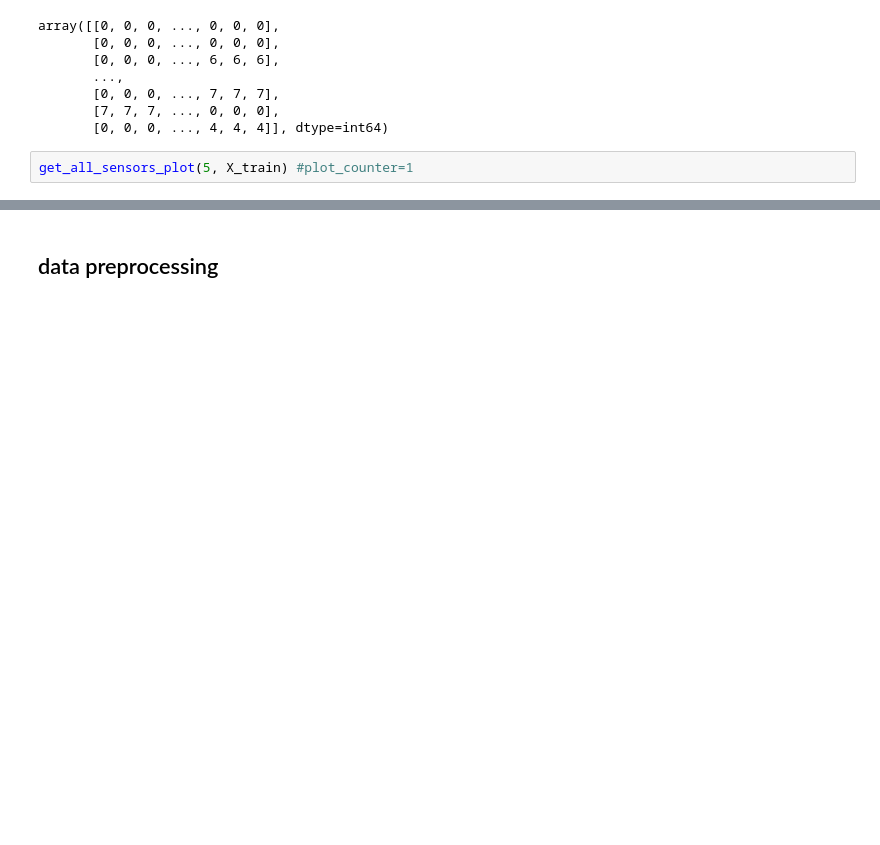
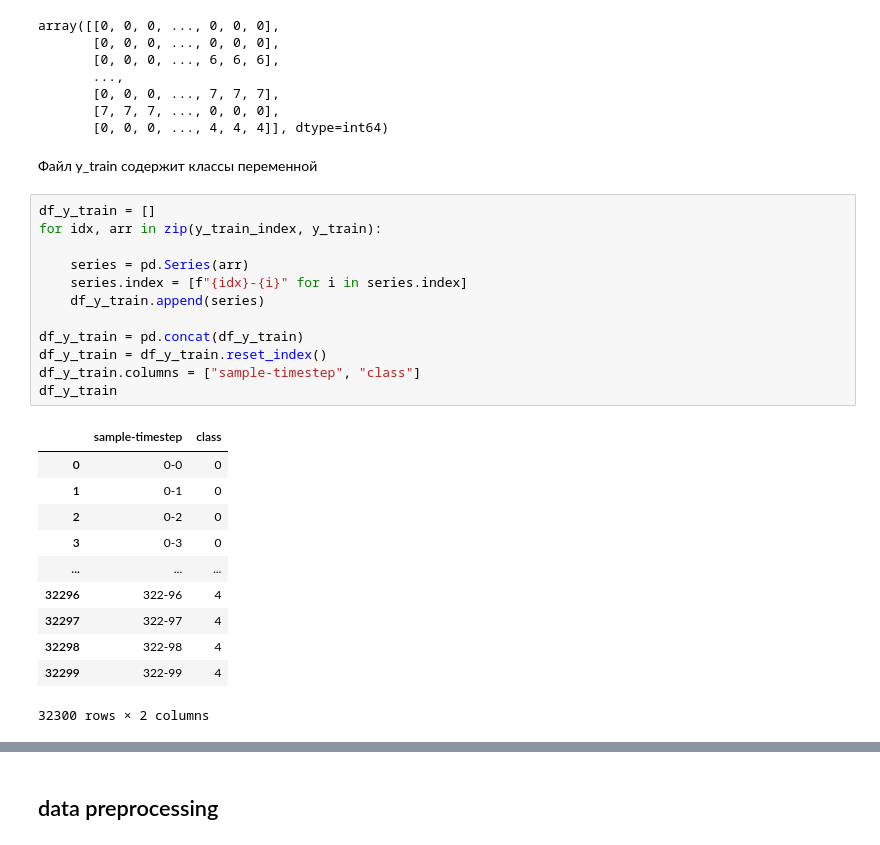
Before and after one commit to gesture-classification/test_task, a Jupyter notebook: notebooks/Project.ipynb, the cells around one changed output, grey strips where cells are left out. Cells and saved outputs as stored; diff of their text form; blank space fills up the shorter version.

```diff
--- a/notebooks/Project.ipynb
+++ b/notebooks/Project.ipynb
@@ -171,5 +175,29 @@ array([[0, 0, 0, ..., 0, 0, 0],
        [0, 0, 0, ..., 7, 7, 7],
        [7, 7, 7, ..., 0, 0, 0],
        [0, 0, 0, ..., 4, 4, 4]], dtype=int64)
-# %%
-get_all_sensors_plot(5, X_train) #plot_counter=1
+# %% [markdown]
+Файл y_train содержит классы переменной
+# %%
+df_y_train = []
+for idx, arr in zip(y_train_index, y_train):
+
+    series = pd.Series(arr)
+    series.index = [f"{idx}-{i}" for i in series.index]
+    df_y_train.append(series)
+
+df_y_train = pd.concat(df_y_train)
+df_y_train = df_y_train.reset_index()
+df_y_train.columns = ["sample-timestep", "class"]
+df_y_train
+# %% [output]
+|  | sample-timestep | class |
+| 0 | 0-0 | 0 |
+| 1 | 0-1 | 0 |
+| 2 | 0-2 | 0 |
+| 3 | 0-3 | 0 |
+| ... | ... | ... |
+| 32296 | 322-96 | 4 |
+| 32297 | 322-97 | 4 |
+| 32298 | 322-98 | 4 |
+| 32299 | 322-99 | 4 |
+32300 rows × 2 columns
```
Also changed, not shown: parts of 12 cells of this notebook.
